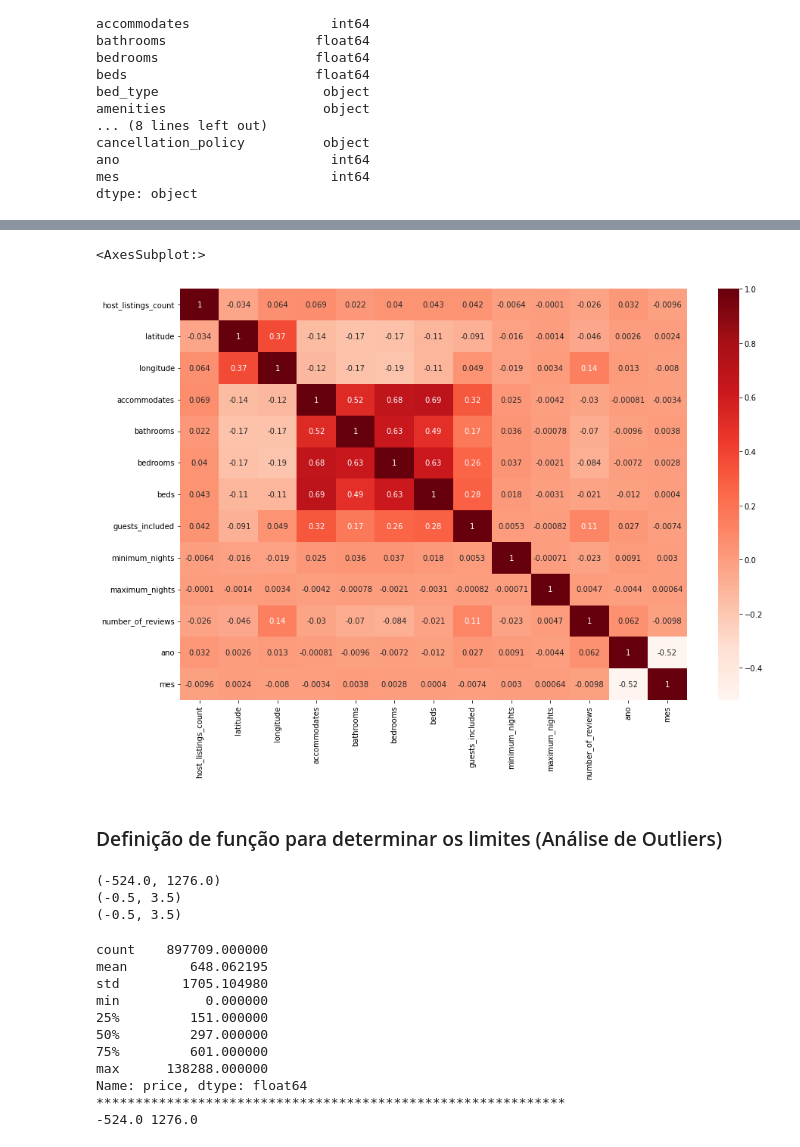
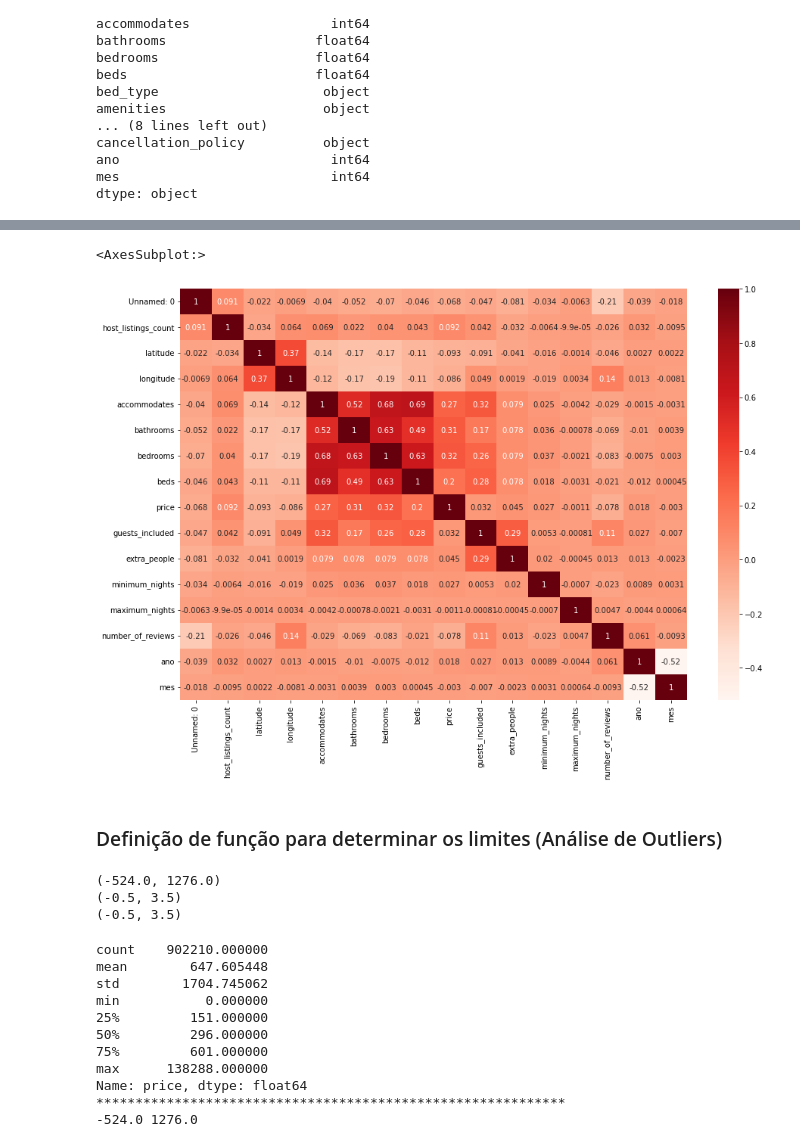
Before and after one commit to AlbertoFAraujo/Py_ML_Airbnb_RJ, a Jupyter notebook: DataScience-Airbnb.ipynb, the cells around one changed output, grey strips where cells are left out. Saved outputs shown, nothing was run; the diff lists cells and outputs as text; code cells hidden in the pictures.

```diff
--- a/DataScience-Airbnb.ipynb
+++ b/DataScience-Airbnb.ipynb
@@ -256,0 +261,2 @@ dtype: object
+# %%
+base_airbnb_final = pd.read_csv(r'base_airbnb_final.csv', sep=';')
@@ -257,14 +292,14 @@ dtype: object
 # %%
 # Definir tamanho do gráfico
 plt.figure(figsize=(15,10))
 
 # Plotagem
-sns.heatmap(base_airbnb.corr(), annot=True, cmap='Reds')
+sns.heatmap(base_airbnb_final.corr(), annot=True, cmap='Reds')
 # %% [output]
 <AxesSubplot:>
-[figure, old version]
+[figure, new version]
-# %% [markdown]
-### Definição de função para determinar os limites (Análise de Outliers)
+# %% [markdown]
+### Definição de função para determinar os limites (Análise de Outliers)
 # %%
 def limite(coluna):
     q1 = coluna.quantile(0.25)
@@ -280,17 +315,17 @@ print(limite(base_airbnb['bathrooms']))
 (-0.5, 3.5)
 (-0.5, 3.5)
 # %%
-print(base_airbnb['price'].describe())
+print(base_airbnb_final['price'].describe())
 # Mesma coisa que:
 print('*'*60)
 print(151 - 1.5 * (601-151),601 + 1.5 * (601-151))
 # %% [output]
-count    897709.000000
-mean        648.062195
-std        1705.104980
+count    902210.000000
+mean        647.605448
+std        1704.745062
 min           0.000000
 25%         151.000000
-50%         297.000000
+50%         296.000000
 75%         601.000000
 max      138288.000000
 Name: price, dtype: float64
```
Also changed, not shown: parts of 9 cells of this notebook.
